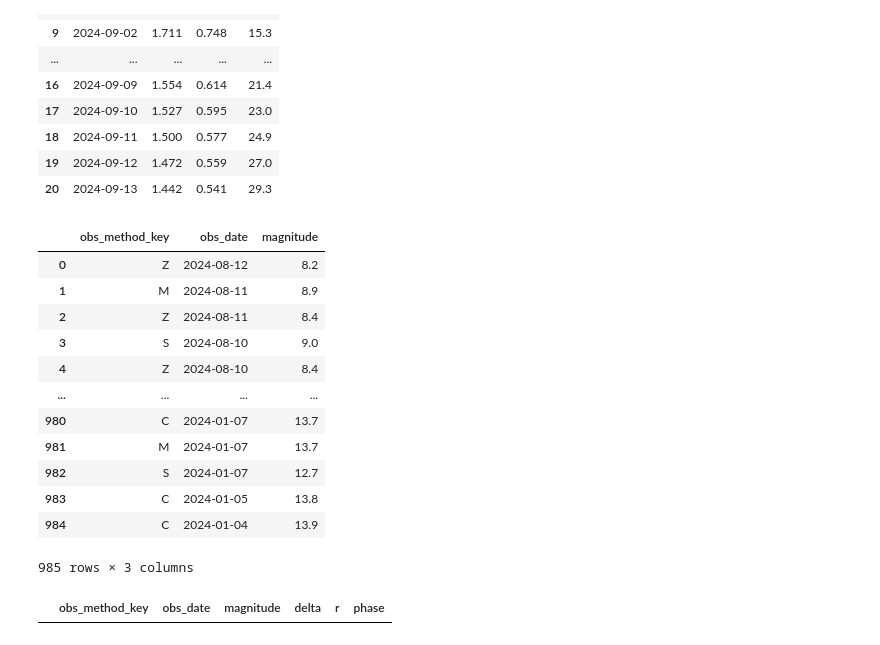
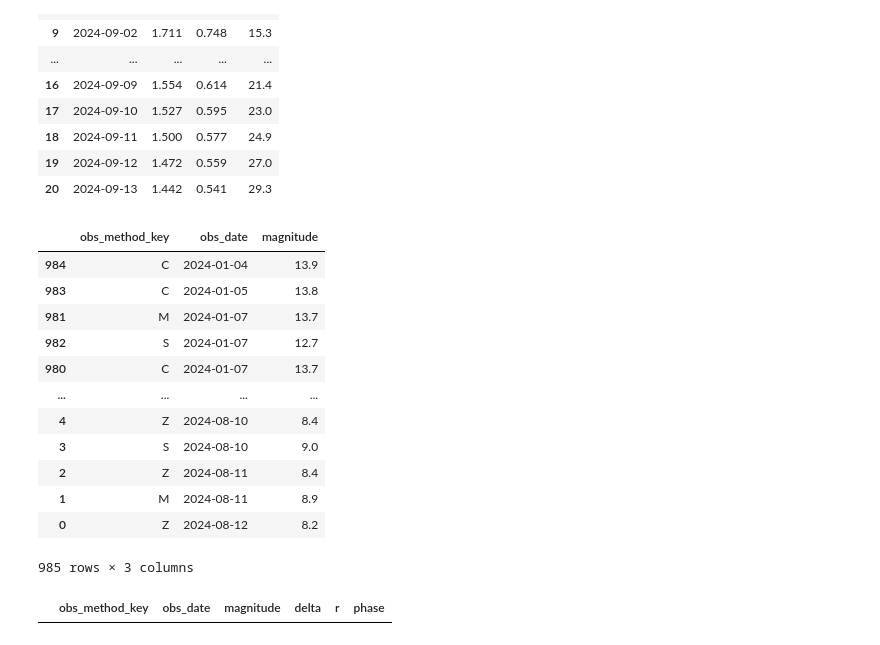
Before and after one commit to sperezp23/Cometa_C_2023_T_ATLAS, a Jupyter notebook: cometa_Cobs_API.ipynb, the cells around one changed output. Drawn from its saved outputs; the diff is of its cells as text; code cells hidden in the pictures.

```diff
--- a/cometa_Cobs_API.ipynb
+++ b/cometa_Cobs_API.ipynb
@@ -226,20 +226,20 @@ curva_de_luz_ephemeris_df
 | 19 | 2024-09-12 | 1.472 | 0.559 | 27.0 |
 | 20 | 2024-09-13 | 1.442 | 0.541 | 29.3 |
 # %%
-curva_de_luz_df[curva_de_luz_df.obs_date.dt.year == 2024]
+curva_de_luz_df[curva_de_luz_df.obs_date.dt.year == 2024].sort_values('obs_date')
 # %% [output]
 |  | obs_method_key | obs_date | magnitude |
-| 0 | Z | 2024-08-12 | 8.2 |
-| 1 | M | 2024-08-11 | 8.9 |
-| 2 | Z | 2024-08-11 | 8.4 |
-| 3 | S | 2024-08-10 | 9.0 |
-| 4 | Z | 2024-08-10 | 8.4 |
-| ... | ... | ... | ... |
-| 980 | C | 2024-01-07 | 13.7 |
+| 984 | C | 2024-01-04 | 13.9 |
+| 983 | C | 2024-01-05 | 13.8 |
 | 981 | M | 2024-01-07 | 13.7 |
 | 982 | S | 2024-01-07 | 12.7 |
-| 983 | C | 2024-01-05 | 13.8 |
-| 984 | C | 2024-01-04 | 13.9 |
+| 980 | C | 2024-01-07 | 13.7 |
+| ... | ... | ... | ... |
+| 4 | Z | 2024-08-10 | 8.4 |
+| 3 | S | 2024-08-10 | 9.0 |
+| 2 | Z | 2024-08-11 | 8.4 |
+| 1 | M | 2024-08-11 | 8.9 |
+| 0 | Z | 2024-08-12 | 8.2 |
 985 rows × 3 columns
 # %%
 curva_de_luz_df.merge(curva_de_luz_ephemeris_df, on='obs_date')
```
